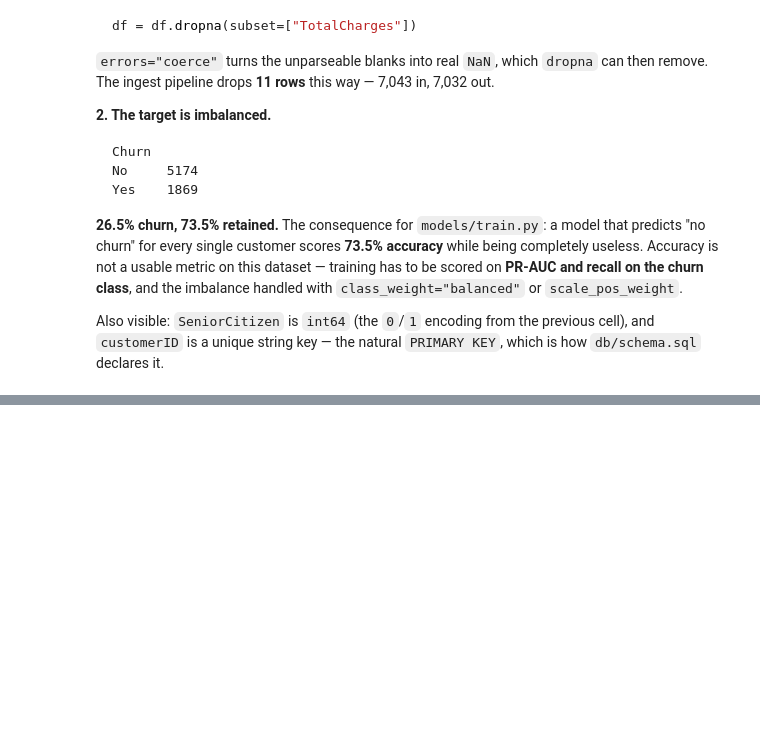
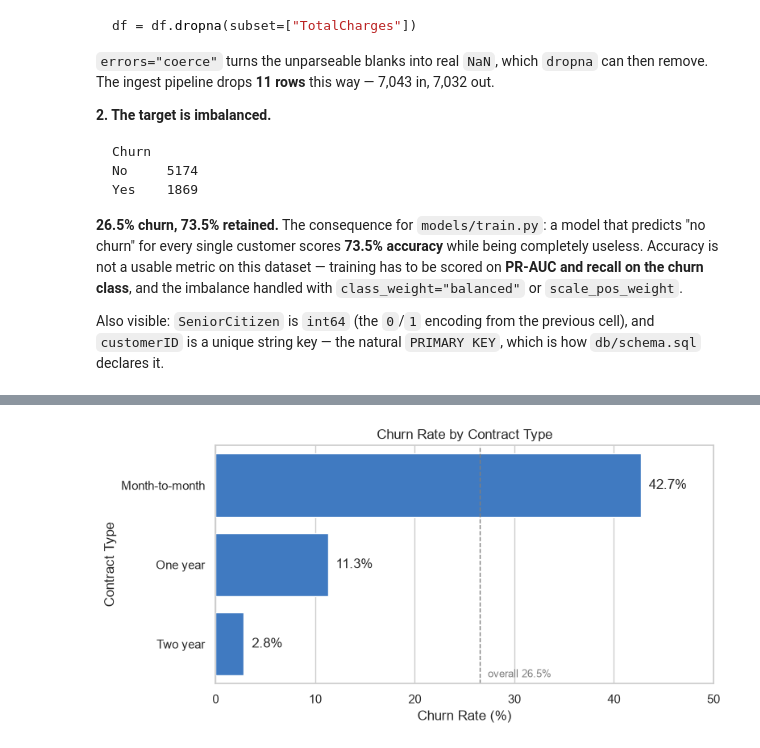
Before and after one commit to LAKWAN194/telco-churn-dashboard, a Jupyter notebook: notebooks/01_eda.ipynb, the cells around one changed output, grey strips where cells are left out. Saved outputs shown, nothing was run; the diff lists cells and outputs as text; code cells hidden in the pictures; blank space fills up the shorter version.

Commit message:
feat: add EDA notebook with churn analysis and visualizations

```diff
--- a/notebooks/01_eda.ipynb
+++ b/notebooks/01_eda.ipynb
@@ -53,4 +53,17 @@ The columns fall into four groups:
 
 The first group is answered below. The second is started — the class balance is
 settled — and the per-segment breakdowns are still to come.
+# %%
+import os
+
+import kagglehub
+import pandas as pd
+import matplotlib.pyplot as plt
+import seaborn as sns
+
+# Shared chart styling, so every figure below matches.
+sns.set_theme(style="whitegrid")
+
+ACCENT = "#2a78d6"                                  # single-series bars
+CHURN_COLORS = {"No": "#2a78d6", "Yes": "#eb6834"}  # churn / retained
 # %%
@@ -282,0 +232,31 @@ cleanup pass — the duplicate output makes the notebook harder to read than it
+# %%
+churn_by_contract = df.copy()
+churn_by_contract["Churn"] = churn_by_contract["Churn"].map({"Yes": 1, "No": 0})
+
+churn_rates = (
+    churn_by_contract.groupby("Contract")["Churn"]
+    .mean()
+    .mul(100)
+    .reset_index(name="churn_rate")
+)
+overall_rate = churn_by_contract["Churn"].mean() * 100
+
+plt.figure(figsize=(8, 4))
+
+ax = sns.barplot(data=churn_rates, x="churn_rate", y="Contract", color=ACCENT)
+
+# Label each bar directly, so the axis does not have to be read.
+for i, rate in enumerate(churn_rates["churn_rate"]):
+    ax.text(rate + 0.8, i, f"{rate:.1f}%", va="center")
+
+ax.axvline(overall_rate, color="grey", linestyle="--", linewidth=1)
+ax.text(overall_rate + 0.8, 2.42, f"overall {overall_rate:.1f}%", color="grey", fontsize=9)
+
+plt.title("Churn Rate by Contract Type")
+plt.xlabel("Churn Rate (%)")
+plt.ylabel("Contract Type")
+plt.xlim(0, 50)
+plt.tight_layout()
+plt.show()
+# %% [output]
+[figure, added]
```
Also changed, not shown: parts of 13 cells of this notebook.
